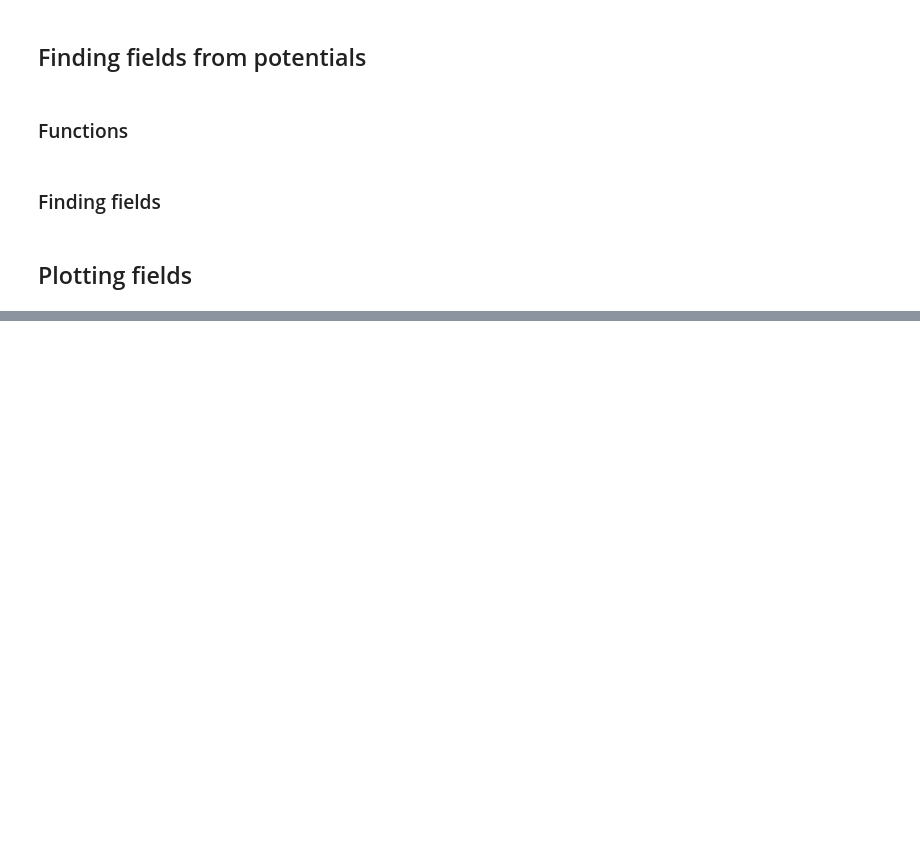
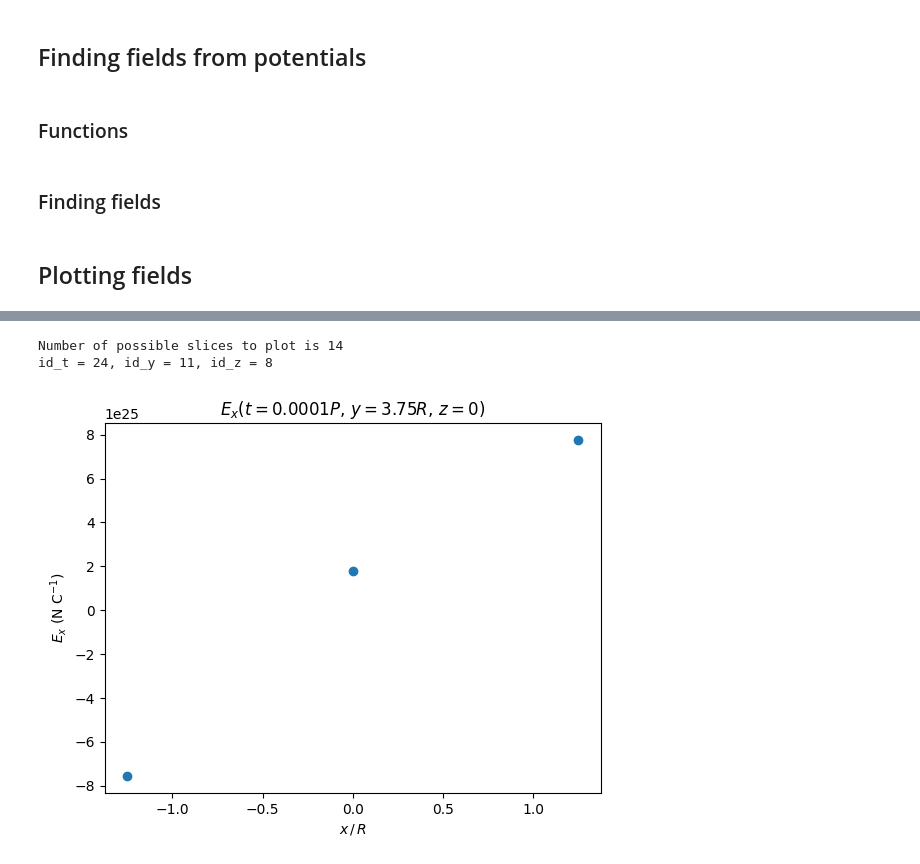
Before and after one commit to ryankrismer/EM_field_solver, a Jupyter notebook: EM_field_solver.ipynb, the cells around one changed output, grey strips where cells are left out. Saved outputs shown, nothing was run; the diff lists cells and outputs as text; code cells hidden in the pictures; blank space fills up the shorter version.

```diff
--- a/EM_field_solver.ipynb
+++ b/EM_field_solver.ipynb
@@ -787,0 +977,6 @@ id_x = 8, id_y = 9, id_z = 8
+# %%
+plot_field("E_x", "x")
+# %% [output]
+Number of possible slices to plot is 14
+id_t = 24, id_y = 11, id_z = 8
+[figure, added]
```
Also changed, not shown: parts of 33 cells of this notebook.
